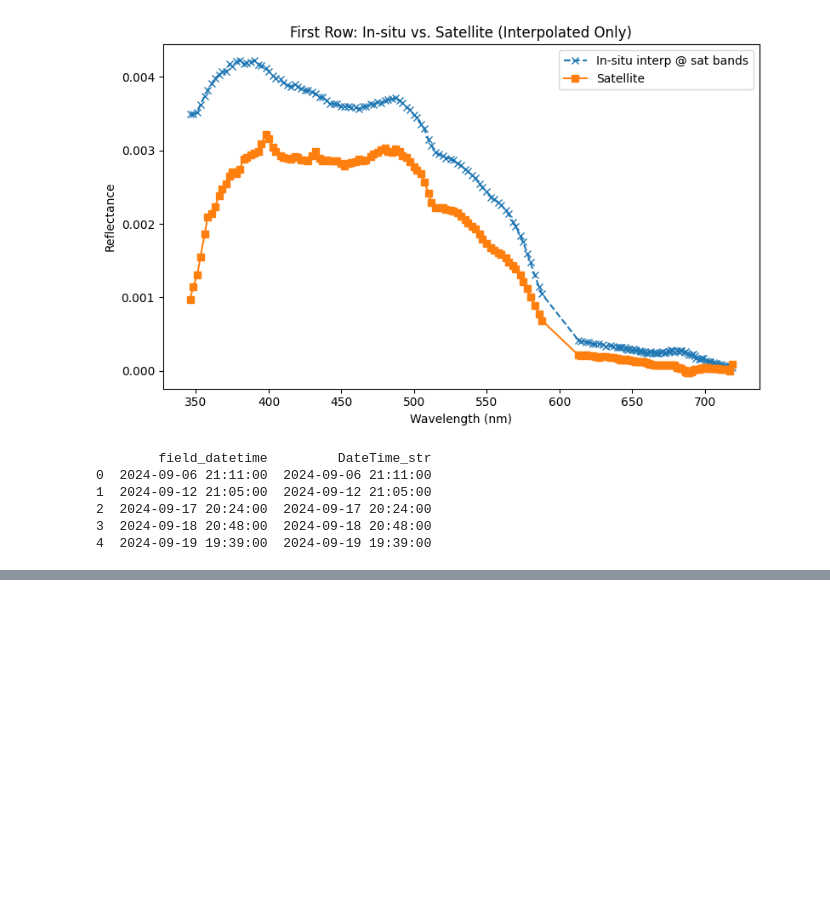
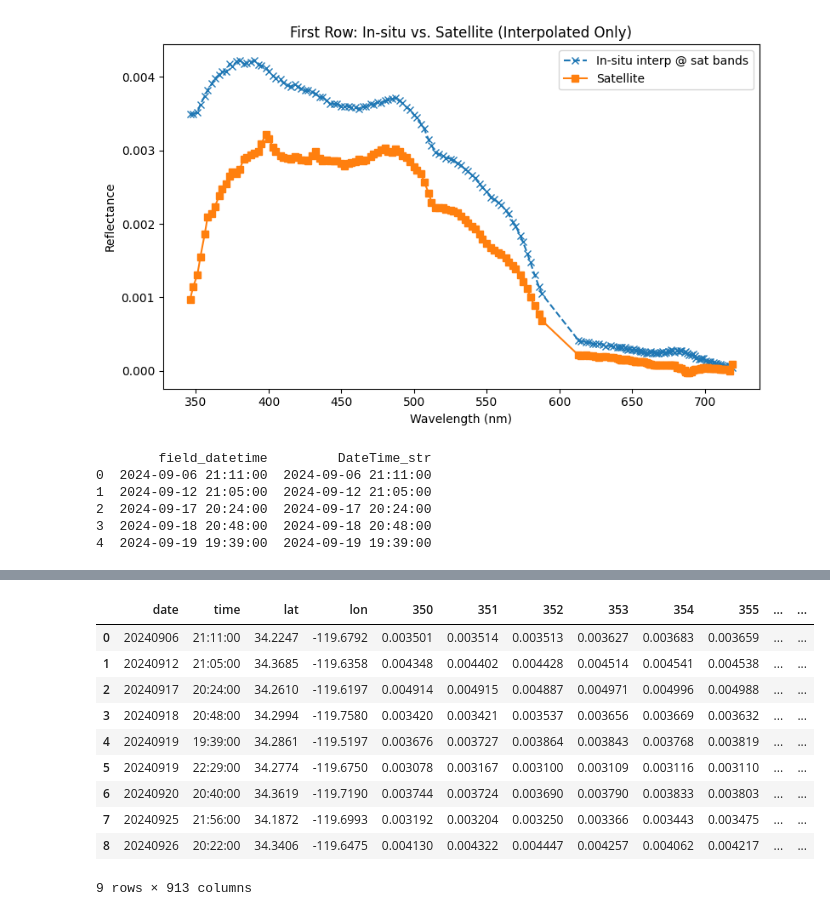
Before and after one commit to weiwilliam/SeaPACE, a Jupyter notebook: Notebooks/Matchup_Maps.ipynb, the cells around one changed output, grey strips where cells are left out. Cells and saved outputs as stored; diff of their text form; code cells hidden in the pictures; blank space fills up the shorter version.

```diff
--- a/Notebooks/Matchup_Maps.ipynb
+++ b/Notebooks/Matchup_Maps.ipynb
@@ -292,0 +177,14 @@ layout.opts(opts.Layout(shared_axes=False))
+# %%
+df
+# %% [output]
+|  | date | time | lat | lon | 350 | 351 | 352 | 353 | 354 | 355 | ... | ... |
+| 0 | 20240906 | 21:11:00 | 34.2247 | -119.6792 | 0.003501 | 0.003514 | 0.003513 | 0.003627 | 0.003683 | 0.003659 | ... | ... |
+| 1 | 20240912 | 21:05:00 | 34.3685 | -119.6358 | 0.004348 | 0.004402 | 0.004428 | 0.004514 | 0.004541 | 0.004538 | ... | ... |
+| 2 | 20240917 | 20:24:00 | 34.2610 | -119.6197 | 0.004914 | 0.004915 | 0.004887 | 0.004971 | 0.004996 | 0.004988 | ... | ... |
+| 3 | 20240918 | 20:48:00 | 34.2994 | -119.7580 | 0.003420 | 0.003421 | 0.003537 | 0.003656 | 0.003669 | 0.003632 | ... | ... |
+| 4 | 20240919 | 19:39:00 | 34.2861 | -119.5197 | 0.003676 | 0.003727 | 0.003864 | 0.003843 | 0.003768 | 0.003819 | ... | ... |
+| 5 | 20240919 | 22:29:00 | 34.2774 | -119.6750 | 0.003078 | 0.003167 | 0.003100 | 0.003109 | 0.003116 | 0.003110 | ... | ... |
+| 6 | 20240920 | 20:40:00 | 34.3619 | -119.7190 | 0.003744 | 0.003724 | 0.003690 | 0.003790 | 0.003833 | 0.003803 | ... | ... |
+| 7 | 20240925 | 21:56:00 | 34.1872 | -119.6993 | 0.003192 | 0.003204 | 0.003250 | 0.003366 | 0.003443 | 0.003475 | ... | ... |
+| 8 | 20240926 | 20:22:00 | 34.3406 | -119.6475 | 0.004130 | 0.004322 | 0.004447 | 0.004257 | 0.004062 | 0.004217 | ... | ... |
+9 rows × 913 columns
```
Also changed, not shown: parts of 2 cells of this notebook.
